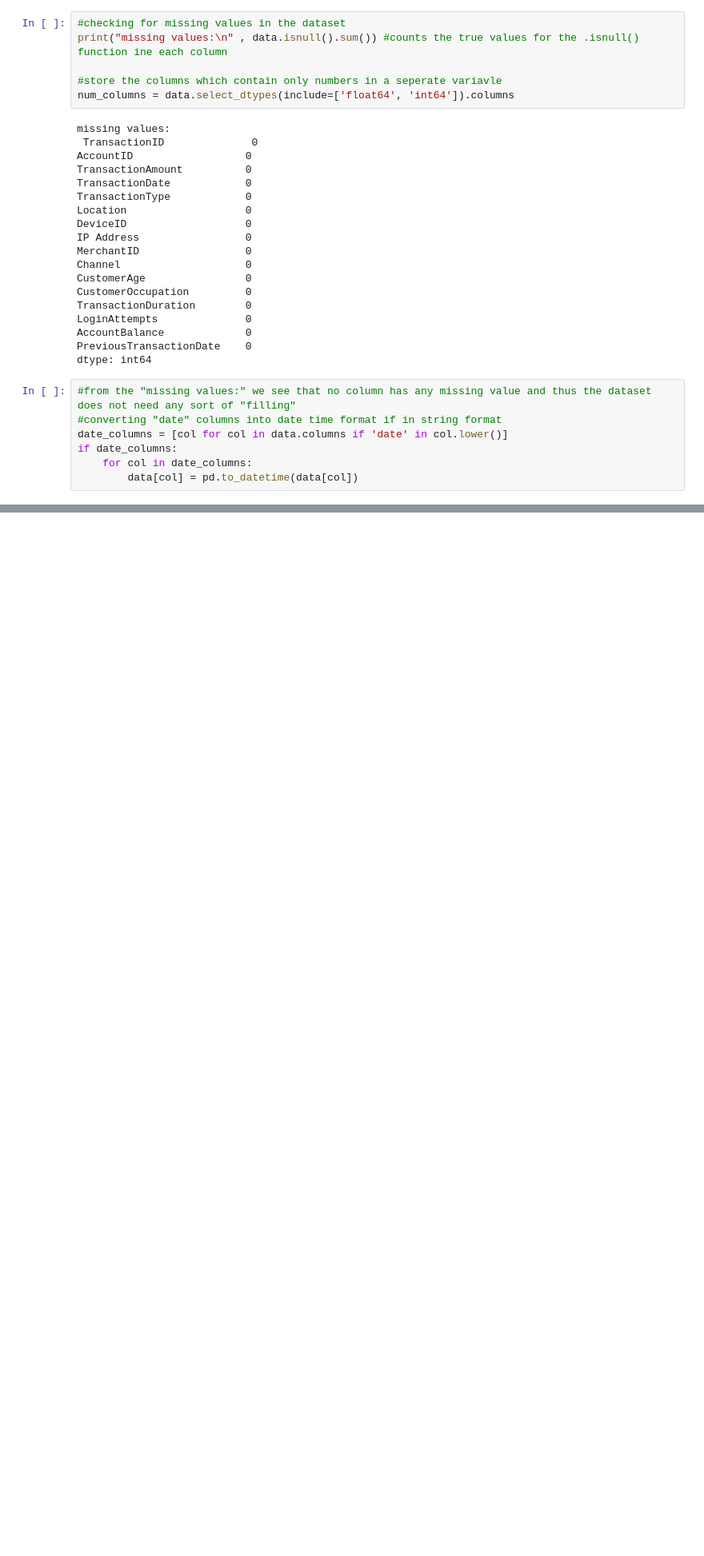
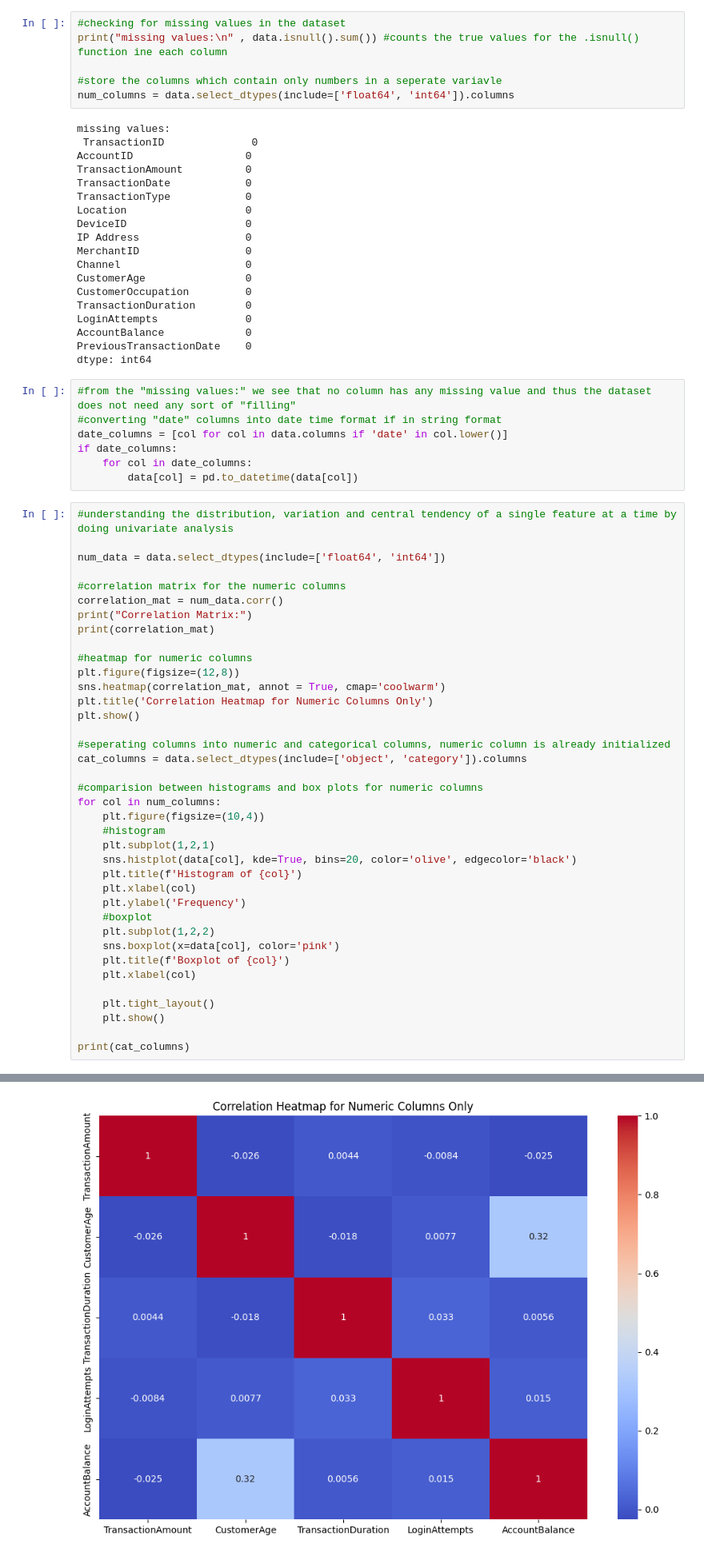
Before and after one commit to di-zz389/banking-threat-detection-system, a Jupyter notebook: bank-fraud-detection.ipynb, the cells around one changed output, grey strips where cells are left out. Shown at 80% size. Saved outputs shown, nothing was run; the diff lists cells and outputs as text; blank space fills up the shorter version.

Commit message:
analysed features using univariate analysis

```diff
--- a/bank-fraud-detection.ipynb
+++ b/bank-fraud-detection.ipynb
@@ -61,3 +61,42 @@ date_columns = [col for col in data.columns if 'date' in col.lower()]
 if date_columns:
     for col in date_columns:
         data[col] = pd.to_datetime(data[col])
+# %%
+#understanding the distribution, variation and central tendency of a single feature at a time by doing univariate analysis
+
+num_data = data.select_dtypes(include=['float64', 'int64'])
+
+#correlation matrix for the numeric columns
+correlation_mat = num_data.corr()
+print("Correlation Matrix:")
+print(correlation_mat)
+
+#heatmap for numeric columns
+plt.figure(figsize=(12,8))
+sns.heatmap(correlation_mat, annot = True, cmap='coolwarm')
+plt.title('Correlation Heatmap for Numeric Columns Only')
+plt.show()
+
+#seperating columns into numeric and categorical columns, numeric column is already initialized
+cat_columns = data.select_dtypes(include=['object', 'category']).columns
+
+#comparision between histograms and box plots for numeric columns
+for col in num_columns:
+    plt.figure(figsize=(10,4))
+    #histogram
+    plt.subplot(1,2,1)
+    sns.histplot(data[col], kde=True, bins=20, color='olive', edgecolor='black')
+    plt.title(f'Histogram of {col}')
+    plt.xlabel(col)
+    plt.ylabel('Frequency')
+    #boxplot
+    plt.subplot(1,2,2)
+    sns.boxplot(x=data[col], color='pink')
+    plt.title(f'Boxplot of {col}')
+    plt.xlabel(col)
+
+    plt.tight_layout()
+    plt.show()
+
+print(cat_columns)
+# %% [output]
@@ -63,0 +117 @@ if date_columns:
+[figure, added]
```
Also changed, not shown: parts of 2 cells of this notebook.
